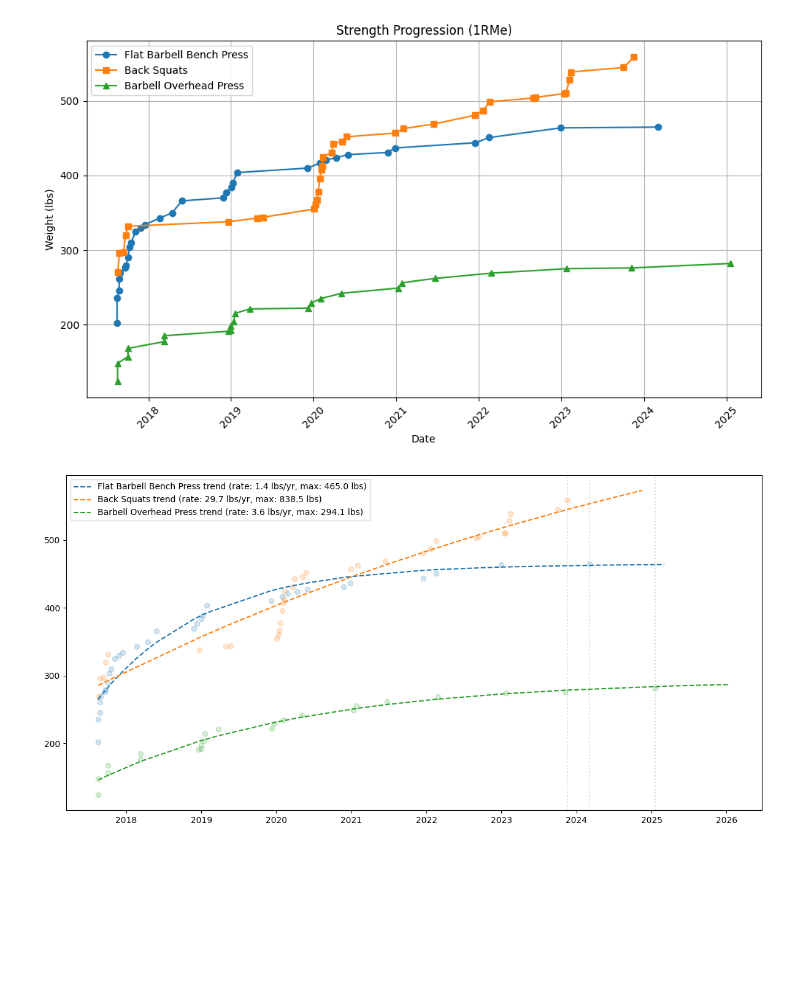
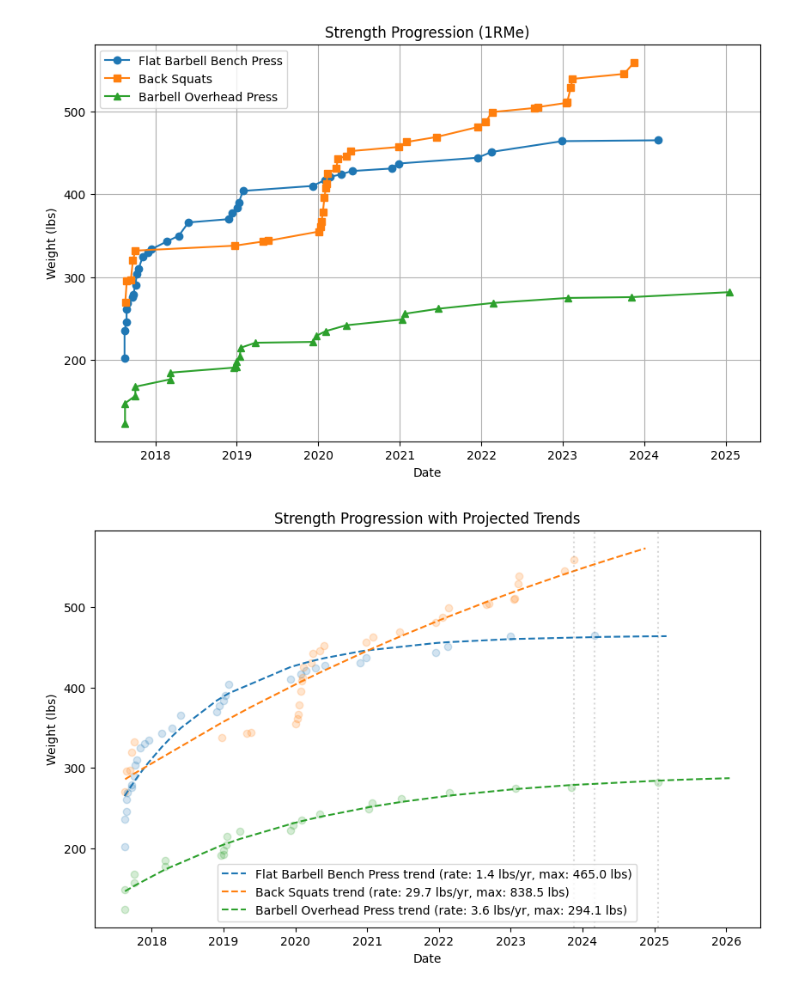
Before and after one commit to WeightliftingApp/WeightliftingApp-AnalyzeData, a Jupyter notebook: src/analyze_bench.ipynb, the cells around one changed output. Drawn from its saved outputs; the diff is of its cells as text; code cells hidden in the pictures; blank space fills up the shorter version.

```diff
--- a/src/analyze_bench.ipynb
+++ b/src/analyze_bench.ipynb
@@ -29,36 +30,34 @@ for exercise in exercises:
     # Convert to DataFrame and sort
     df = pd.DataFrame(exercise_data[exercise])
     if not df.empty:
         df = df.sort_values("date")
 
         # Get max progression
         running_max = 0
         max_data = []
         for _, row in df.iterrows():
             if row["weight"] > running_max:
                 running_max = row["weight"]
                 max_data.append({"date": row["date"], "weight": row["weight"]})
 
         max_dfs[exercise] = pd.DataFrame(max_data)
 
 # Plot progression for all exercises
 plt.figure(figsize=(10, 6))
 markers = ['o', 's', '^']
 for exercise, marker in zip(exercises, markers):
     if exercise in max_dfs and not max_dfs[exercise].empty:
         plt.plot(max_dfs[exercise]["date"], max_dfs[exercise]["weight"],
                 marker=marker, label=exercise)
 
 plt.title("Strength Progression (1RMe)")
 plt.xlabel("Date")
 plt.ylabel("Weight (lbs)")
 plt.grid(True)
-plt.xticks(rotation=45)
 plt.legend()
-plt.tight_layout()
 plt.show()
 # %% [output]
-[figure, old version]
+[figure, new version]
 # %%
 import numpy as np
 from matplotlib.dates import date2num
@@ -69,7 +68,7 @@ def asymptotic_func(x, a, b, c):
     return a - b * np.exp(-c * x)
 
 # Add trendlines and projections
-plt.figure(figsize=(12, 6))
+plt.figure(figsize=(10, 6))
 for exercise in max_dfs:
     if exercise in max_dfs and not max_dfs[exercise].empty:
         df = max_dfs[exercise]
@@ -119,11 +118,13 @@ for exercise in max_dfs:
             # Skip trendline if curve fitting fails
             continue
 
+plt.title("Strength Progression with Projected Trends")
+plt.xlabel("Date")
+plt.ylabel("Weight (lbs)")
 plt.legend()
-plt.tight_layout()
 plt.show()
 # %% [output]
-[figure, old version]
+[figure, new version]
 # %%
 # Normalize the data to percentages of max for each exercise
 norm_dfs = {}
```
Also changed, not shown: parts of 2 cells of this notebook, 4 other files.
